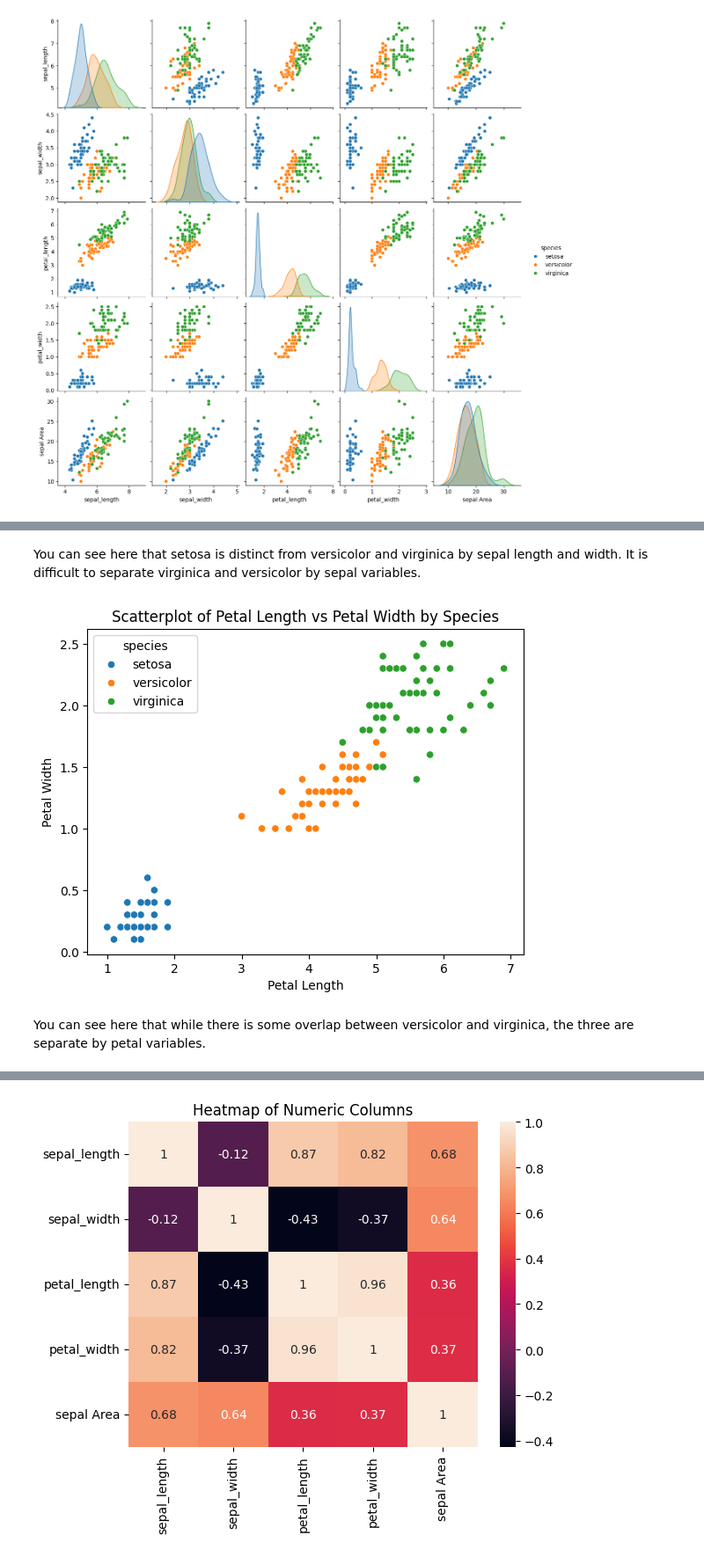
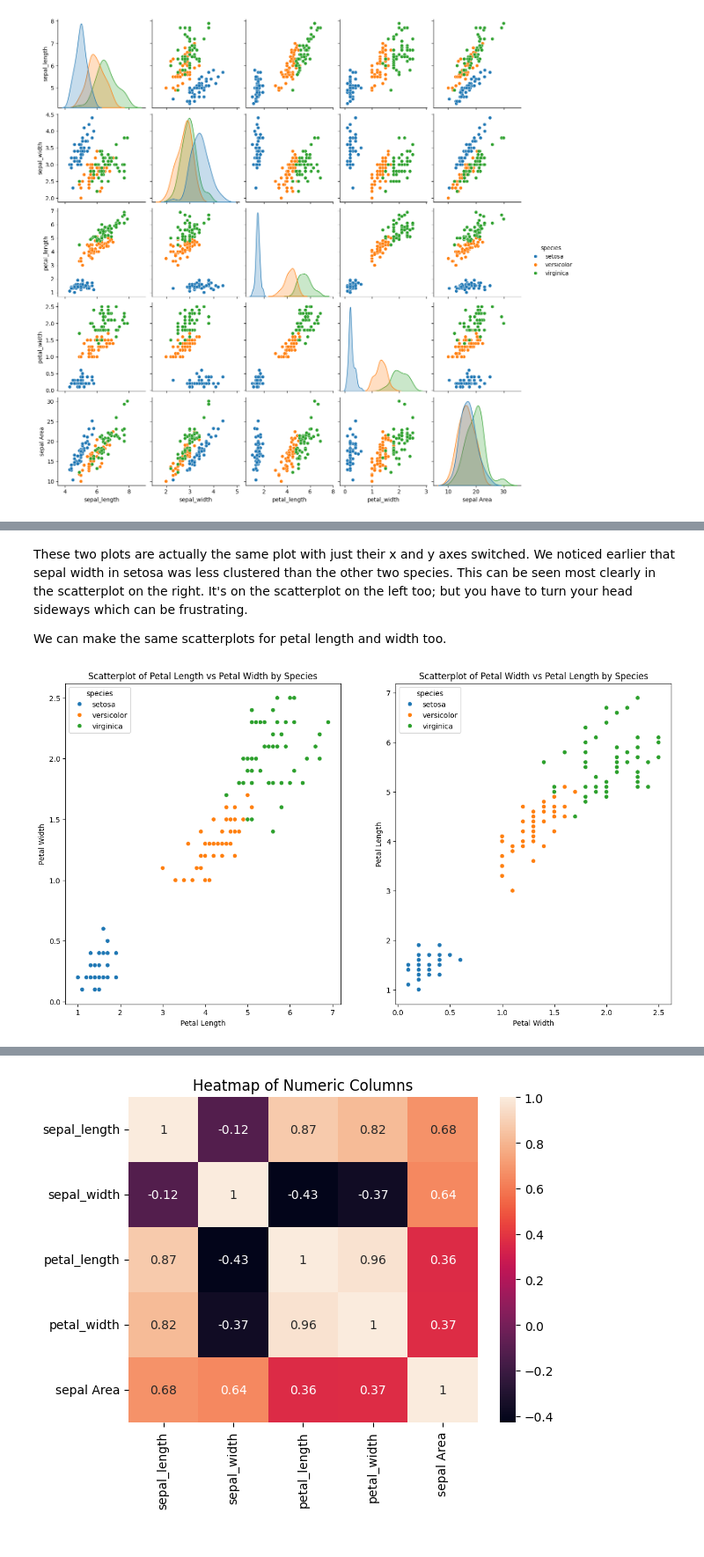
Before and after one commit to drpafowler/datafun-04-jupyter, a Jupyter notebook: philip_eda.ipynb, the cells around one changed output, grey strips where cells are left out. Shown at 88% size. Cells and saved outputs as stored; diff of their text form; code cells hidden in the pictures.

```diff
--- a/philip_eda.ipynb
+++ b/philip_eda.ipynb
@@ -186,17 +200,27 @@ plt.show()
-# %% [markdown]
-You can see here that setosa is distinct from versicolor and virginica by sepal length and width.  It is difficult to separate virginica and versicolor by sepal variables.
+# %% [markdown]
+These two plots are actually the same plot with just their x and y axes switched.  We noticed earlier that sepal width in setosa was less clustered than the other two species.  This can be seen most clearly in the scatterplot on the right.  It's on the scatterplot on the left too; but you have to turn your head sideways which can be frustrating.
+
+We can make the same scatterplots for petal length and width too.
 # %%
 # Create scatterplot
+plt.figure(figsize=(15, 8))
+plt.subplot(1, 2, 1)
 sns.scatterplot(data=df, x='petal_length', y='petal_width', hue='species')
 
 # Add labels and title
 plt.xlabel('Petal Length')
 plt.ylabel('Petal Width')
 plt.title('Scatterplot of Petal Length vs Petal Width by Species')
 
+plt.subplot(1, 2, 2)
+sns.scatterplot(data=df, x='petal_width', y='petal_length', hue='species')
+
+# Add labels and title
+plt.xlabel('Petal Width')
+plt.ylabel('Petal Length')
+plt.title('Scatterplot of Petal Width vs Petal Length by Species')
+
 # Display the plot
 plt.show()
 # %% [output]
-[figure, old version]
+[figure, new version]
-# %% [markdown]
-You can see here that while there is some overlap between versicolor and virginica, the three are separate by petal variables.
```
Also changed, not shown: parts of 18 cells of this notebook.
